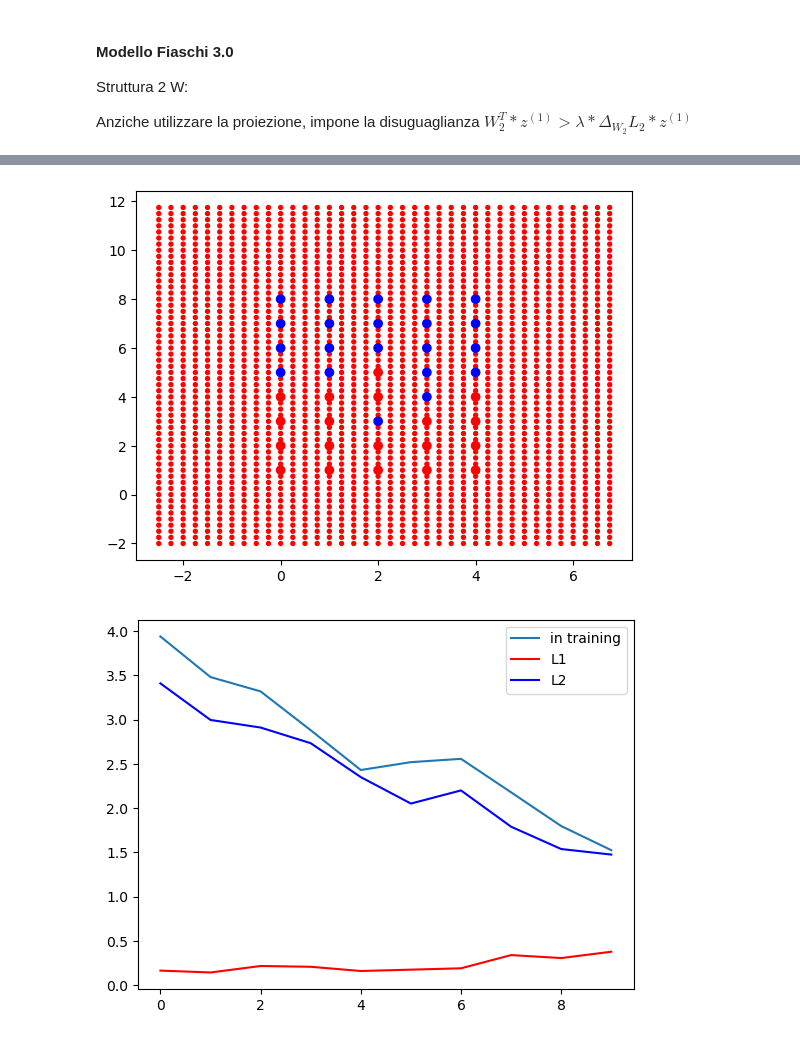
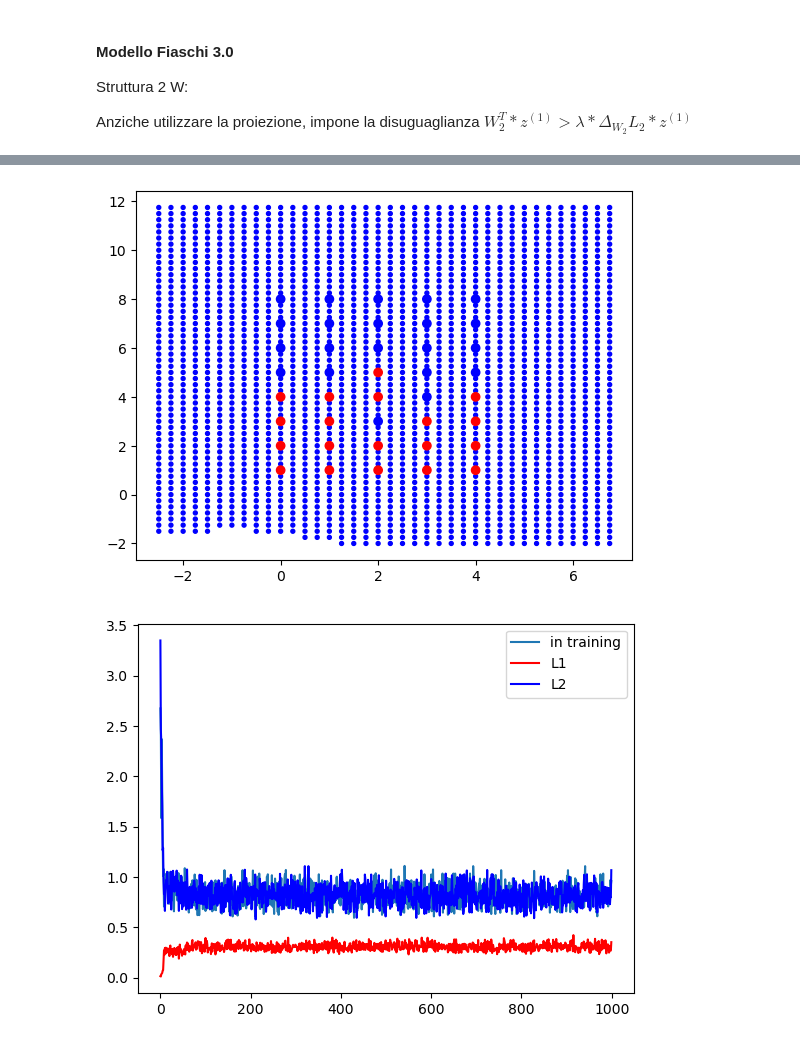
Before and after one commit to PatatoBy/SEAI, a Jupyter notebook: mf_3.0 inequality.ipynb, the cells around one changed output, grey strips where cells are left out. Saved outputs shown, nothing was run; the diff lists cells and outputs as text; code cells hidden in the pictures.

```diff
--- a/mf_3.0 inequality.ipynb
+++ b/mf_3.0 inequality.ipynb
@@ -56,7 +56,7 @@ class ModelloF(nn.Module):
 
         self.Sigmoid = torch.nn.Sigmoid()
 
-        self.optimizer = torch.optim.Adam(self.parameters())
+        self.optimizer = torch.optim.SGD(self.parameters(), lr = 0.001)
 
     def forward(self, x):
         '''
@@ -102,9 +102,13 @@ class ModelloF(nn.Module):
 
             grad = self.W2.weight.grad
 
-            while not ((pre - post) > 2).all():
+            # Batch
+            while not ((pre + 0.001*post) < -0.6).all():
                 grad = grad / 1.2
                 post = torch.matmul(grad, self.save_z.T)
+                if grad.norm() < 1e-5:
+                    grad = torch.full_like(grad, 0.)
+                    break
 
             for name, param in self.named_parameters():
                 if name == 'W2.weight':
@@ -114,7 +118,7 @@ class ModelloF(nn.Module):
             pre = torch.matmul(self.W2.weight, self.save_z.T)
             post = torch.matmul(self.W2.weight.grad, self.save_z.T)
 
-            if ((pre - post) > 2).all():
+            if ((pre + 0.001*post) < -0.6).all():
                 self.optimizer.step()
 
         return e.detach().numpy()
@@ -146,8 +150,8 @@ class ModelloF(nn.Module):
 
 torch.manual_seed(66)
 modello = ModelloF(2,1,100)
-dl0 = torch.utils.data.DataLoader(train_data0, batch_size = 8, shuffle = True)
-dl1 = torch.utils.data.DataLoader(train_data1, batch_size = 8, shuffle = True)
+dl1 = torch.utils.data.DataLoader(train_data0, batch_size = 8, shuffle = True)
+dl0 = torch.utils.data.DataLoader(train_data1, batch_size = 8, shuffle = True)
 # %%
 #TRAIN FASE 1
 e = 1
@@ -174,30 +178,30 @@ with torch.no_grad():
 # BLUE -> y == 0 [PUO ENTRARE]
 # WHITE -> indecisione
 # %% [output]
-[figure, old version]
+[figure, new version]
 # %%
 modello.generate_z(dl1)
 # %%
 #TRAIN FASE 2
 
 err = []
 err_L1 = []
 err_L2 = []
 
-for _ in range(10):
+for _ in tqdm(range(1000)):
     e = modello.train_L2(dl0)
     err.append(e)
     e_L1 = modello.test(dl1)
     err_L1.append(e_L1)
     e_L2 = modello.test(dl0)
     err_L2.append(e_L2)
 plt.plot([x for x in range(len(err))], err,label='in training')
 plt.plot([x for x in range(len(err_L1))], err_L1,label='L1',color='red')
 plt.plot([x for x in range(len(err_L2))], err_L2,label='L2',color = 'blue')
 plt.legend()
 plt.show()
 # %% [output]
-[figure, old version]
+[figure, new version]
 # %%
 #PLOT FASE 2
 
```
Also changed, not shown: parts of 3 cells of this notebook, 1 other file.
